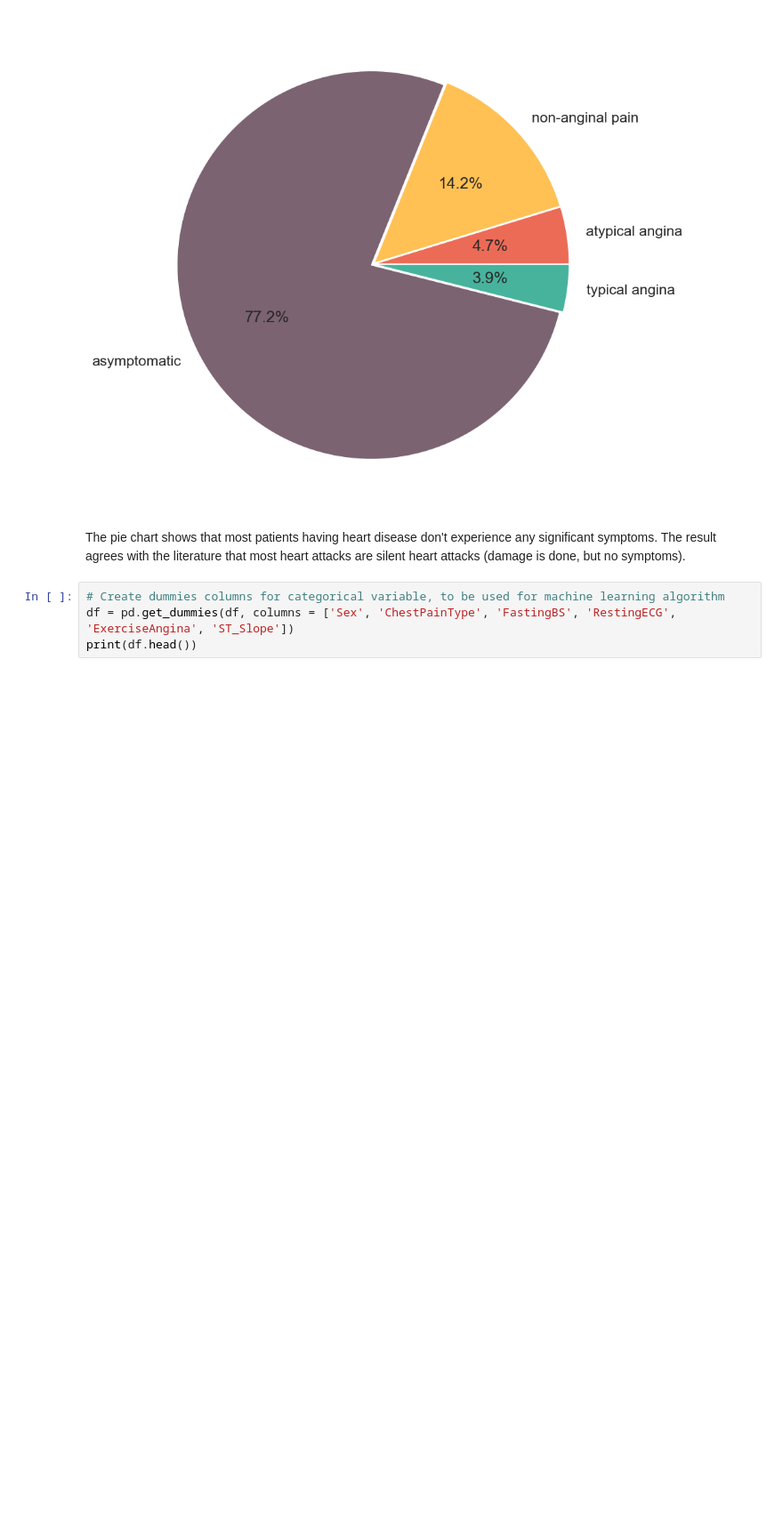
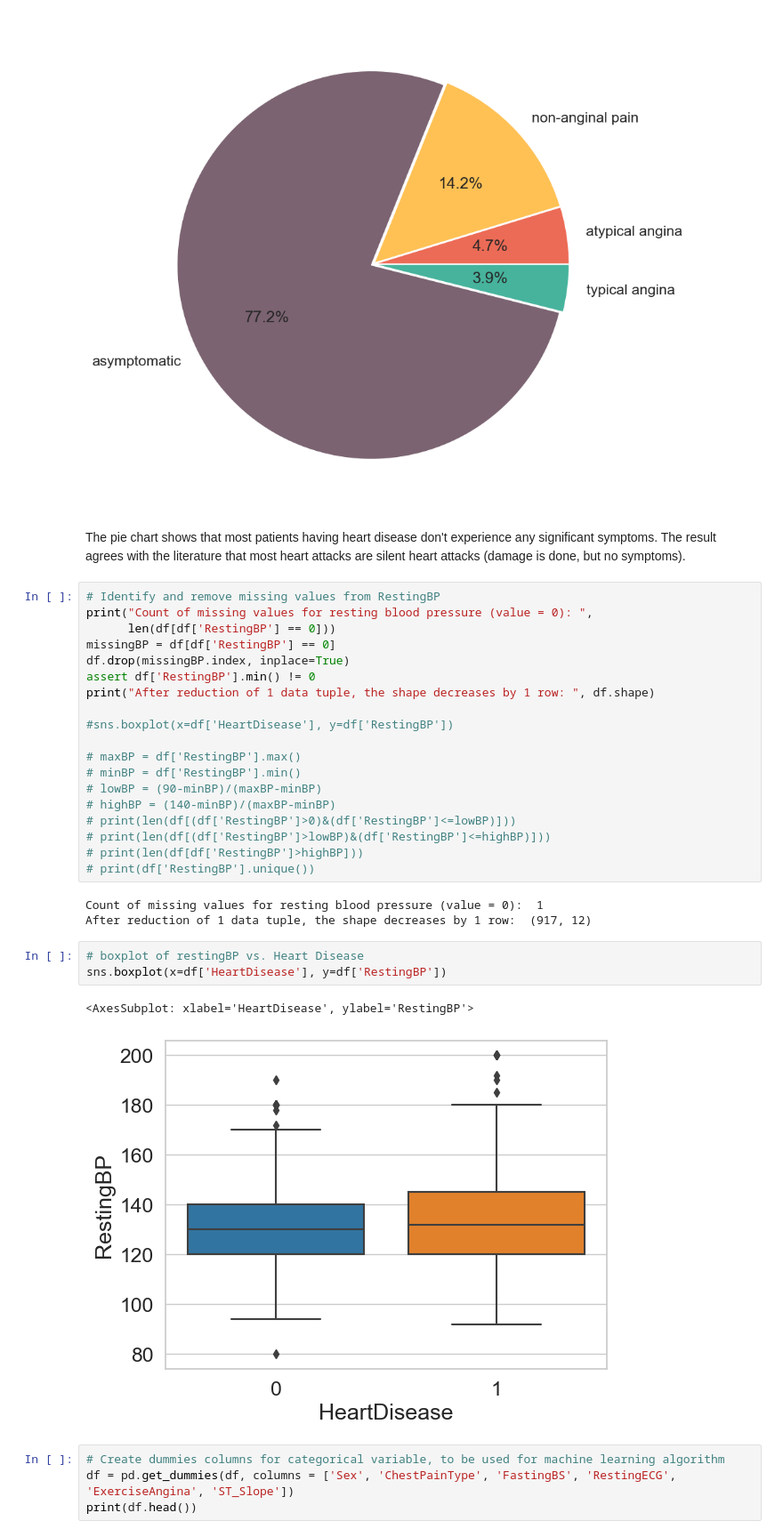
Before and after one commit to davednguyen/CPSC5305_Team_DataGeeks, a Jupyter notebook: HeartAttackPrediction.ipynb, the cells around one changed output. Shown at 89% size. Saved outputs shown, nothing was run; the diff lists cells and outputs as text; blank space fills up the shorter version.

Commit message:
Boxplot for Resting BP

```diff
--- a/HeartAttackPrediction.ipynb
+++ b/HeartAttackPrediction.ipynb
@@ -297,6 +297,34 @@ plt.savefig('figures/ChestPainTypeAnalysis.jpg')
 [figure]
 # %% [markdown]
 The pie chart shows that most patients having heart disease don't experience any significant symptoms. The result agrees with the literature that most heart attacks are silent heart attacks (damage is done, but no symptoms).
+# %%
+# Identify and remove missing values from RestingBP
+print("Count of missing values for resting blood pressure (value = 0): ",
+      len(df[df['RestingBP'] == 0]))
+missingBP = df[df['RestingBP'] == 0]
+df.drop(missingBP.index, inplace=True)
+assert df['RestingBP'].min() != 0
+print("After reduction of 1 data tuple, the shape decreases by 1 row: ", df.shape)
+
+#sns.boxplot(x=df['HeartDisease'], y=df['RestingBP'])
+
+# maxBP = df['RestingBP'].max()
+# minBP = df['RestingBP'].min()
+# lowBP = (90-minBP)/(maxBP-minBP)
+# highBP = (140-minBP)/(maxBP-minBP)
+# print(len(df[(df['RestingBP']>0)&(df['RestingBP']<=lowBP)]))
+# print(len(df[(df['RestingBP']>lowBP)&(df['RestingBP']<=highBP)]))
+# print(len(df[df['RestingBP']>highBP]))
+# print(df['RestingBP'].unique())
+# %% [output]
+Count of missing values for resting blood pressure (value = 0):  1
+After reduction of 1 data tuple, the shape decreases by 1 row:  (917, 12)
+# %%
+# boxplot of restingBP vs. Heart Disease
+sns.boxplot(x=df['HeartDisease'], y=df['RestingBP'])
+# %% [output]
+<AxesSubplot: xlabel='HeartDisease', ylabel='RestingBP'>
+[figure, added]
 # %%
 # Create dummies columns for categorical variable, to be used for machine learning algorithm
 df = pd.get_dummies(df, columns = ['Sex', 'ChestPainType', 'FastingBS', 'RestingECG', 'ExerciseAngina', 'ST_Slope'])
```
Also changed, not shown: parts of 1 cell of this notebook.
